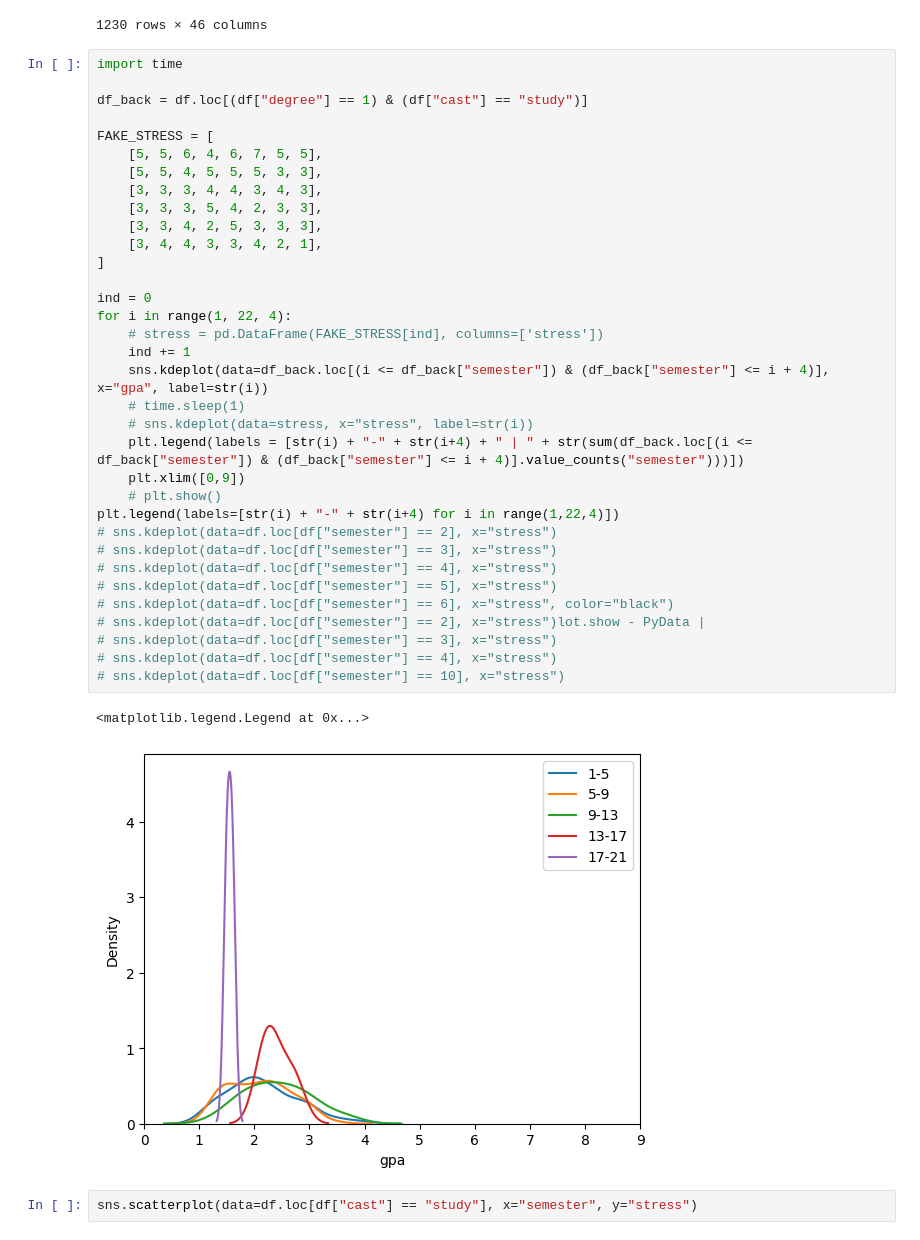
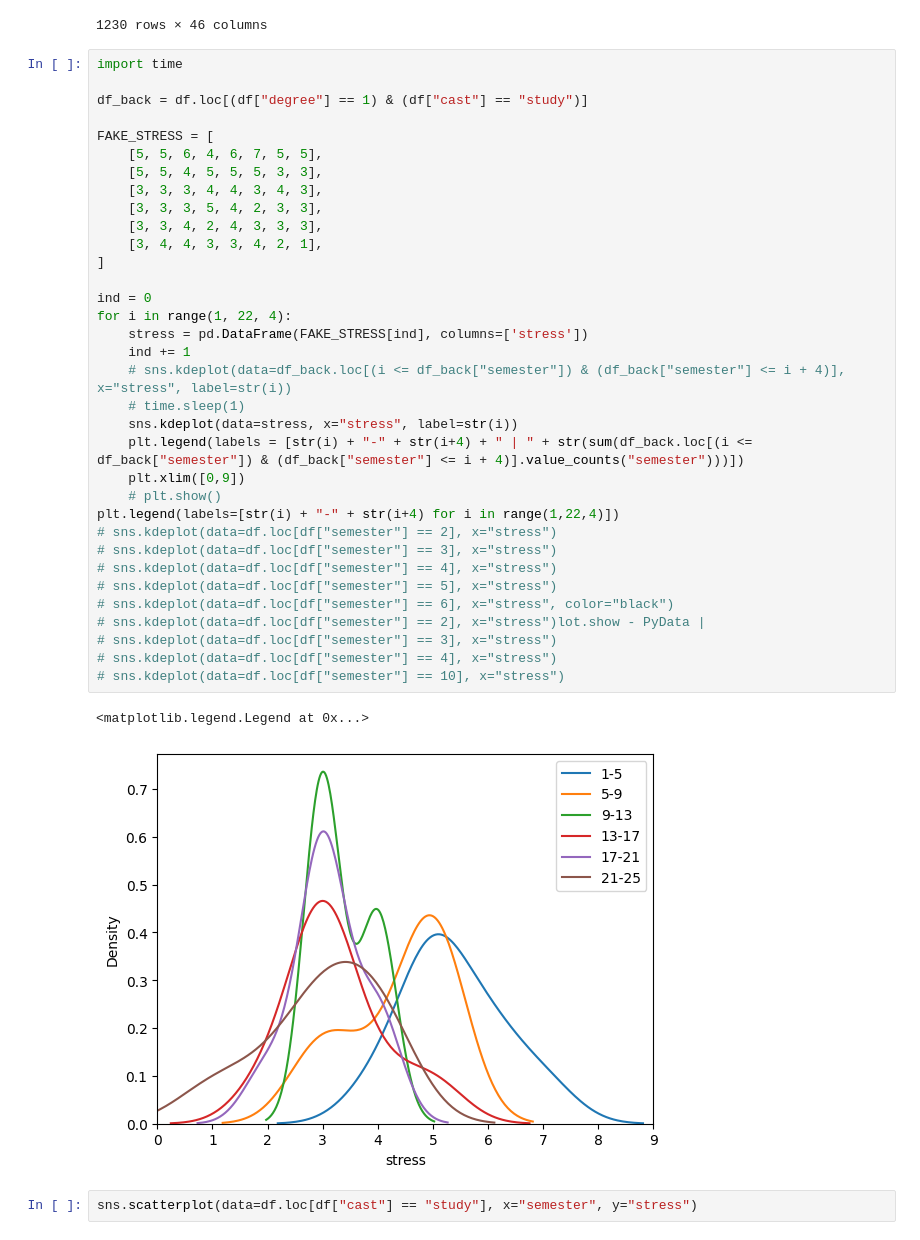
Before and after one commit to ret7020/DanoHackathon, a Jupyter notebook: Abobus.ipynb, the cells around one changed output. Cells and saved outputs as stored; diff of their text form.

```diff
--- a/Abobus.ipynb
+++ b/Abobus.ipynb
@@ -199,38 +199,38 @@ import time
 
 df_back = df.loc[(df["degree"] == 1) & (df["cast"] == "study")]
 
 FAKE_STRESS = [
     [5, 5, 6, 4, 6, 7, 5, 5],
     [5, 5, 4, 5, 5, 5, 3, 3],
     [3, 3, 3, 4, 4, 3, 4, 3],
     [3, 3, 3, 5, 4, 2, 3, 3],
-    [3, 3, 4, 2, 5, 3, 3, 3],
+    [3, 3, 4, 2, 4, 3, 3, 3],
     [3, 4, 4, 3, 3, 4, 2, 1],
 ]
 
 ind = 0
 for i in range(1, 22, 4):
-    # stress = pd.DataFrame(FAKE_STRESS[ind], columns=['stress'])
+    stress = pd.DataFrame(FAKE_STRESS[ind], columns=['stress'])
     ind += 1
-    sns.kdeplot(data=df_back.loc[(i <= df_back["semester"]) & (df_back["semester"] <= i + 4)], x="gpa", label=str(i))
+    # sns.kdeplot(data=df_back.loc[(i <= df_back["semester"]) & (df_back["semester"] <= i + 4)], x="stress", label=str(i))
     # time.sleep(1)
-    # sns.kdeplot(data=stress, x="stress", label=str(i))
+    sns.kdeplot(data=stress, x="stress", label=str(i))
     plt.legend(labels = [str(i) + "-" + str(i+4) + " | " + str(sum(df_back.loc[(i <= df_back["semester"]) & (df_back["semester"] <= i + 4)].value_counts("semester")))])
     plt.xlim([0,9])
     # plt.show()
 plt.legend(labels=[str(i) + "-" + str(i+4) for i in range(1,22,4)])
 # sns.kdeplot(data=df.loc[df["semester"] == 2], x="stress")
 # sns.kdeplot(data=df.loc[df["semester"] == 3], x="stress")
 # sns.kdeplot(data=df.loc[df["semester"] == 4], x="stress")
 # sns.kdeplot(data=df.loc[df["semester"] == 5], x="stress")
 # sns.kdeplot(data=df.loc[df["semester"] == 6], x="stress", color="black")
 # sns.kdeplot(data=df.loc[df["semester"] == 2], x="stress")lot.show - PyData |
 # sns.kdeplot(data=df.loc[df["semester"] == 3], x="stress")
 # sns.kdeplot(data=df.loc[df["semester"] == 4], x="stress")
 # sns.kdeplot(data=df.loc[df["semester"] == 10], x="stress")
 # %% [output]
 <matplotlib.legend.Legend at 0x...>
-[figure, old version]
+[figure, new version]
 # %%
 sns.scatterplot(data=df.loc[df["cast"] == "study"], x="semester", y="stress")
 # %% [output]
```
Also changed, not shown: parts of 3 cells of this notebook, 1 other file.
